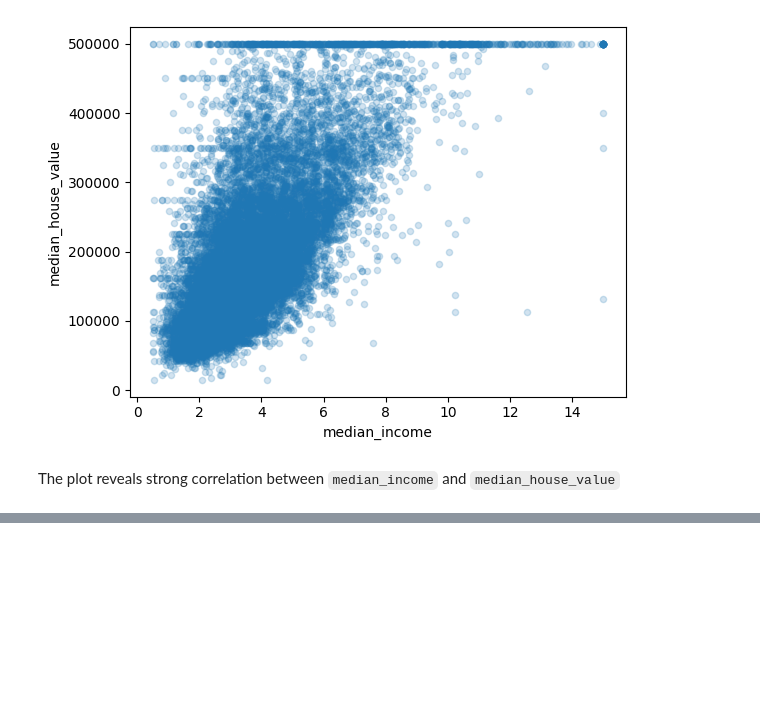
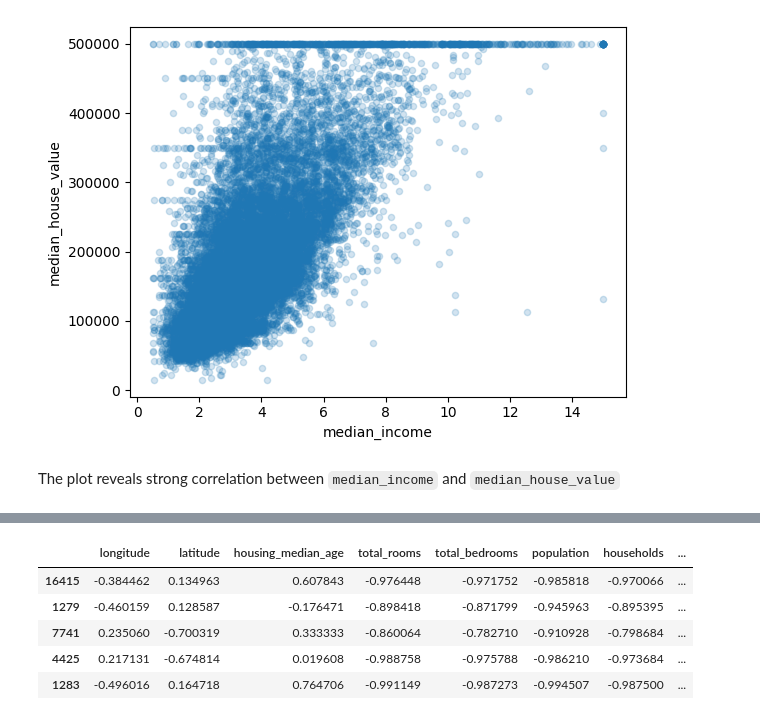
Before and after one commit to nav500/housing-price-prediction, a Jupyter notebook: house-price-prediction.ipynb, the cells around one changed output, grey strips where cells are left out. Cells and saved outputs as stored; diff of their text form; code cells hidden in the pictures; blank space fills up the shorter version.

```diff
--- a/house-price-prediction.ipynb
+++ b/house-price-prediction.ipynb
@@ -214,0 +303,2 @@ The plot reveals strong correlation between `median_income` and `median_house_va
+# %%
+housing_cat = pd.DataFrame(housing_cat_mat.toarray(), columns=cat_encoder.get_feature_names_out(), index=housing.index)
@@ -214,0 +373,2 @@ The plot reveals strong correlation between `median_income` and `median_house_va
+# %%
+housing = pd.merge(housing_num_scaled, housing_cat, left_index=True, right_index=True)
@@ -214,0 +395,9 @@ The plot reveals strong correlation between `median_income` and `median_house_va
+# %%
+housing.head()
+# %% [output]
+|  | longitude | latitude | housing_median_age | total_rooms | total_bedrooms | population | households | ... |
+| 16415 | -0.384462 | 0.134963 | 0.607843 | -0.976448 | -0.971752 | -0.985818 | -0.970066 | ... |
+| 1279 | -0.460159 | 0.128587 | -0.176471 | -0.898418 | -0.871799 | -0.945963 | -0.895395 | ... |
+| 7741 | 0.235060 | -0.700319 | 0.333333 | -0.860064 | -0.782710 | -0.910928 | -0.798684 | ... |
+| 4425 | 0.217131 | -0.674814 | 0.019608 | -0.988758 | -0.975788 | -0.986210 | -0.973684 | ... |
+| 1283 | -0.496016 | 0.164718 | 0.764706 | -0.991149 | -0.987273 | -0.994507 | -0.987500 | ... |
```
Also changed, not shown: parts of 47 cells of this notebook.
